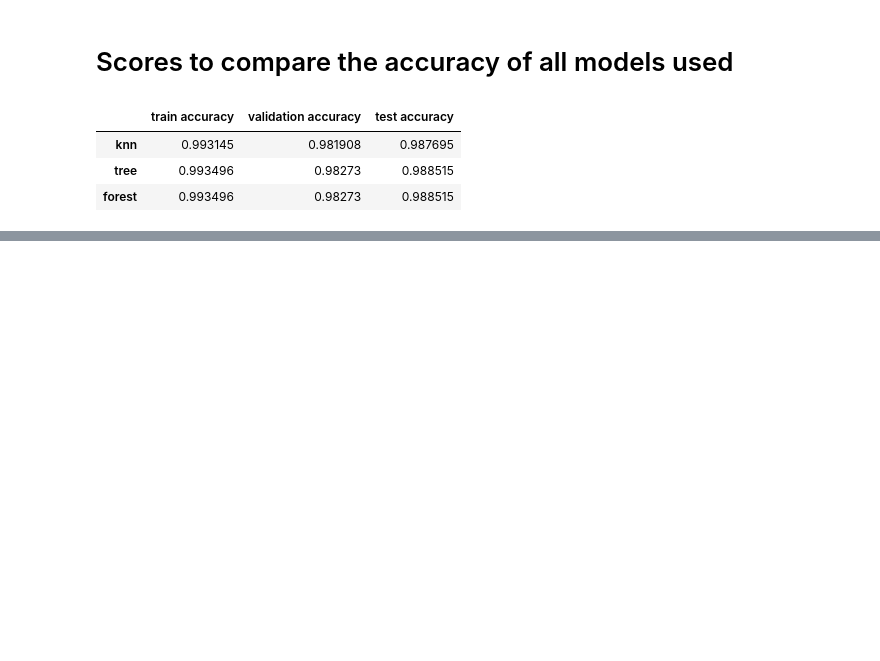
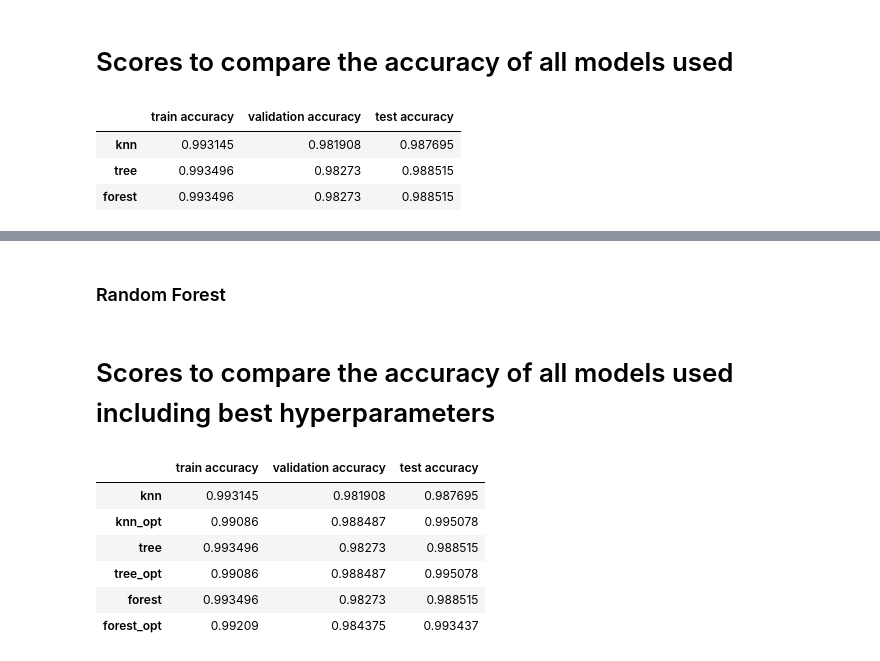
Before and after one commit to joni-menahem/DataScience-DrorLederman-assign1, a Jupyter notebook: assign1.ipynb, the cells around one changed output, grey strips where cells are left out. Cells and saved outputs as stored; diff of their text form; code cells hidden in the pictures; blank space fills up the shorter version.

Commit message:
added hyperparameter search for optimization

```diff
--- a/assign1.ipynb
+++ b/assign1.ipynb
@@ -306,0 +311,36 @@ I cloud not use the hot-one encoding in this example because the dataset has too
+# %%
+# here we are using a range of 'k' parameters for KNN model to test what is the best 'k'
+
+from tqdm import tqdm
+
+t_best_k = None
+t_best_accuracy = None
+v_best_k = None
+v_best_accuracy = None
+for k in tqdm(range(1,10)):
+    neigh = KNeighborsClassifier(k)
+    neigh.fit(X_train_le, y_train_le)
+    v_accuracy = neigh.score(X_val_le, y_val_le)
+    if v_best_accuracy is None or v_accuracy > v_best_accuracy:
+        v_best_k = k
+        v_best_accuracy = v_accuracy
+    t_accuracy = neigh.score(X_test_le, y_test_le)
+    if t_best_accuracy is None or t_accuracy > t_best_accuracy:
+        t_best_k = k
+        t_best_accuracy = t_accuracy
+
+print(f'Best validation accuracy: {t_best_accuracy}')
+print(f'Best k: {k}')
+
+print(f'Best test accuracy: {t_best_accuracy}')
+print(f'Best k: {k}')
+
+v_neigh = KNeighborsClassifier(v_best_k)
+v_neigh.fit(X_train_le, y_train_le)
+
+t_neigh = KNeighborsClassifier(t_best_k)
+t_neigh.fit(X_train_le, y_train_le)
+
+scores.at['knn_opt','train accuracy'] = v_neigh.score(X_train_le, y_train_le)
+scores.at['knn_opt','validation accuracy'] = v_neigh.score(X_val_le, y_val_le)
+scores.at['knn_opt','test accuracy'] = t_neigh.score(X_test_le, y_test_le)
@@ -306,0 +406,2 @@ I cloud not use the hot-one encoding in this example because the dataset has too
+# %% [markdown]
+### Random Forest
@@ -306,0 +457,12 @@ I cloud not use the hot-one encoding in this example because the dataset has too
+# %% [markdown]
+# Scores to compare the accuracy of all models used including best hyperparameters
+# %%
+scores.reindex(['knn','knn_opt','tree','tree_opt','forest','forest_opt'])
+# %% [output]
+|  | train accuracy | validation accuracy | test accuracy |
+| knn | 0.993145 | 0.981908 | 0.987695 |
+| knn_opt | 0.99086 | 0.988487 | 0.995078 |
+| tree | 0.993496 | 0.98273 | 0.988515 |
+| tree_opt | 0.99086 | 0.988487 | 0.995078 |
+| forest | 0.993496 | 0.98273 | 0.988515 |
+| forest_opt | 0.99209 | 0.984375 | 0.993437 |
```
Also changed, not shown: parts of 7 cells of this notebook.
